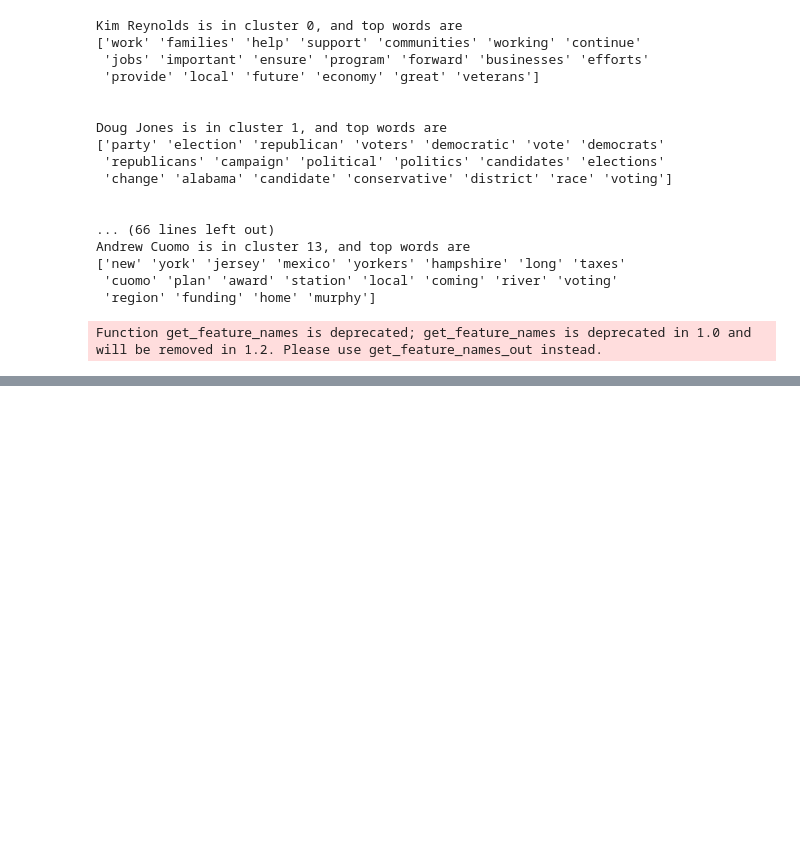
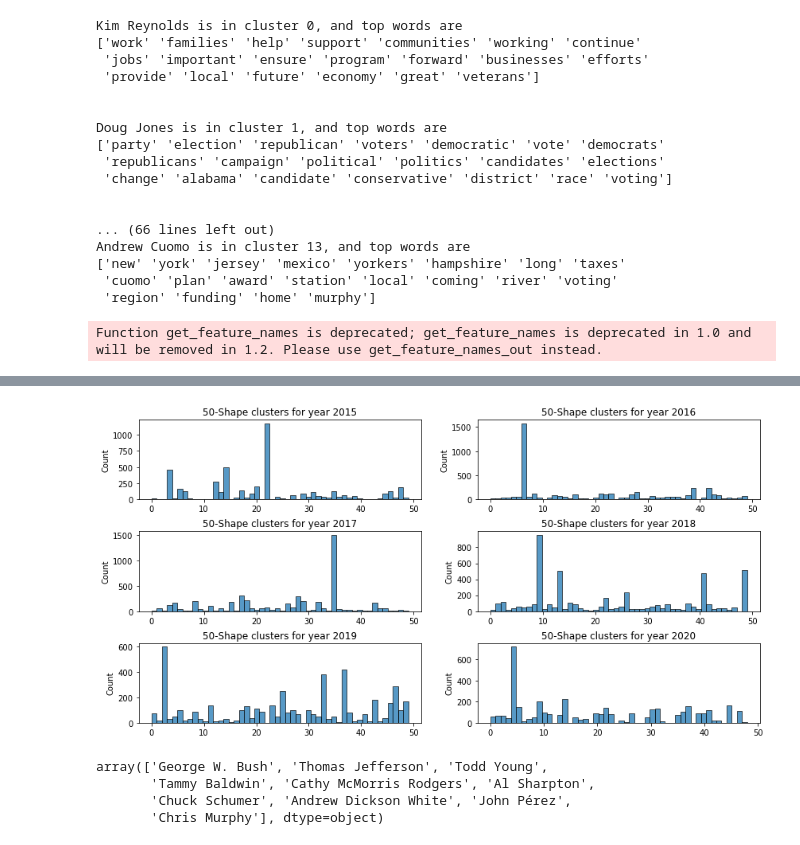
Before and after one commit to epfl-ada/ada-2021-project-sunshine-analytica, a Jupyter notebook: QuoteSimilarity.ipynb, the cells around one changed output, grey strips where cells are left out. Cells and saved outputs as stored; diff of their text form; code cells hidden in the pictures; blank space fills up the shorter version.

```diff
--- a/QuoteSimilarity.ipynb
+++ b/QuoteSimilarity.ipynb
@@ -722,0 +810,18 @@ Function get_feature_names is deprecated; get_feature_names is deprecated in 1.0
+# %%
+K = 50
+all_years_ks = [KShape(n_clusters=K, n_init=1, random_state=0).fit(signals_politicians_reduced[i]) for i in range(nb_years)]# Based on cross-correlation
+# %%
+fig,axs = plt.subplots(3,2,figsize=(14,7))
+plt.subplots_adjust(hspace=0.4)
+axs = axs.flatten()
+for i,(ax,ks) in enumerate(zip(axs,all_years_ks)):
+    sns.histplot(data=ks.labels_, ax=ax, bins=K).set_title(f"{K}-Shape clusters for year {i+2015}")
+# %% [output]
+[figure, added]
+# %%
+aliases_politicians_reduced[-1][all_years_ks[-1].labels_ == 14][0].values[:10] # See a part of one cluster for 2020
+# %% [output]
+array(['George W. Bush', 'Thomas Jefferson', 'Todd Young',
+       'Tammy Baldwin', 'Cathy McMorris Rodgers', 'Al Sharpton',
+       'Chuck Schumer', 'Andrew Dickson White', 'John Pérez',
+       'Chris Murphy'], dtype=object)
```
Also changed, not shown: parts of 50 cells of this notebook, 1 other file.
